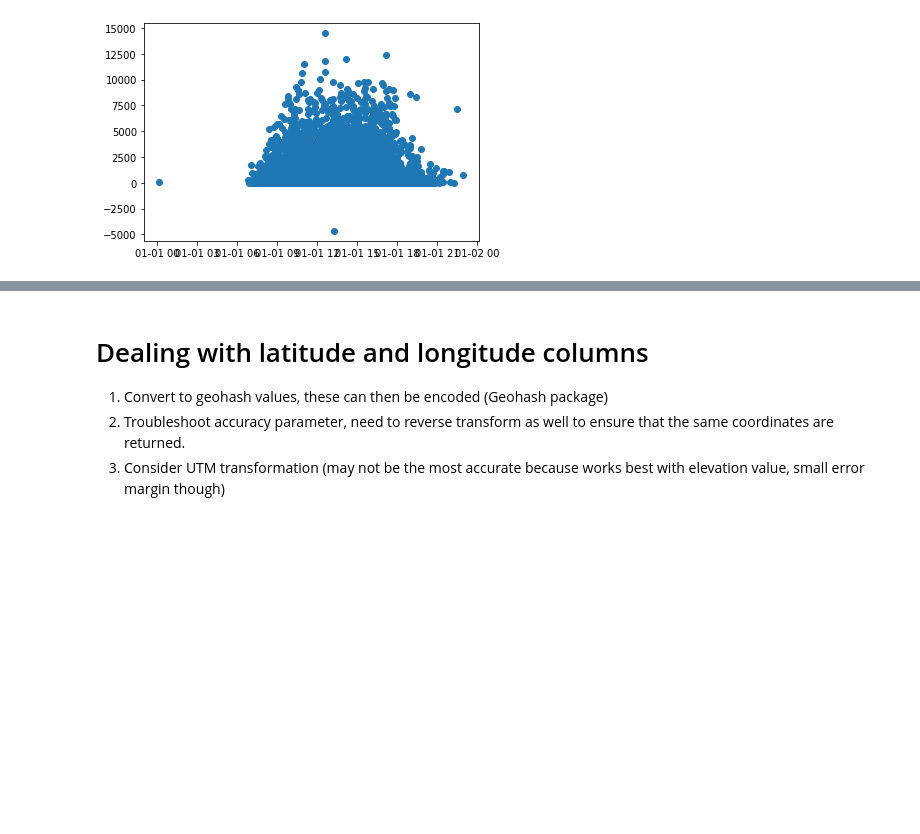
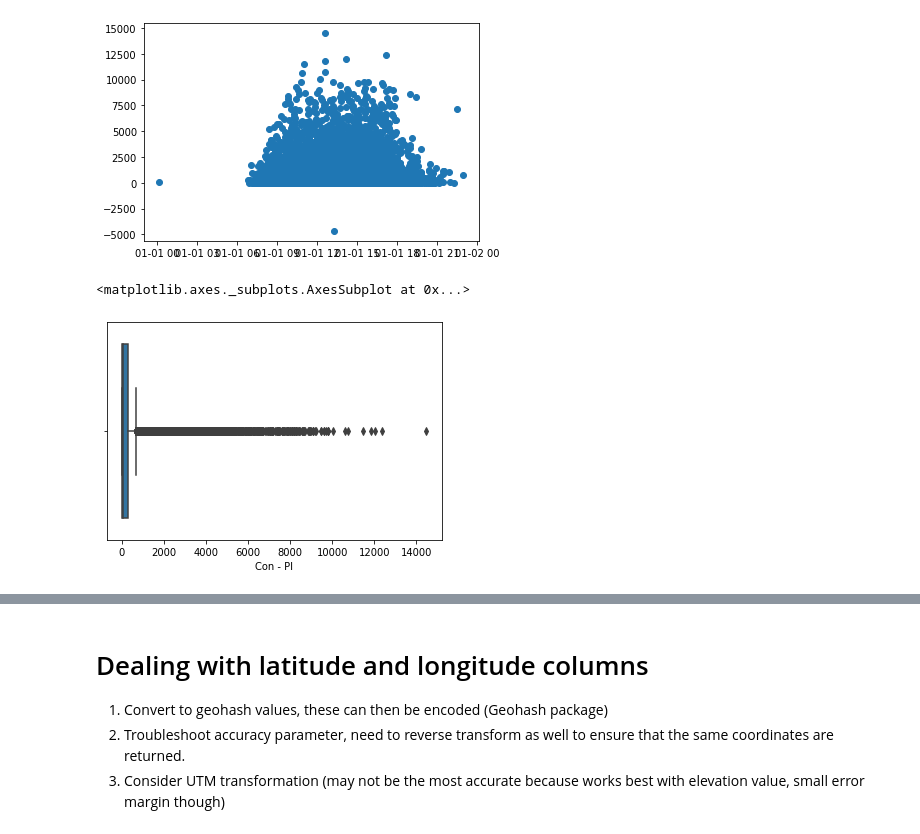
Before and after one commit to itumelengbohlale/regression_predict, a Jupyter notebook: data_preprocessing.ipynb, the cells around one changed output, grey strips where cells are left out. Drawn from its saved outputs; the diff is of its cells as text; code cells hidden in the pictures; blank space fills up the shorter version.

```diff
--- a/data_preprocessing.ipynb
+++ b/data_preprocessing.ipynb
@@ -188,3 +190,8 @@ matplotlib.pyplot.plot_date(dates, data_merge['Con - Pl'])
 # %% [output]
 [<matplotlib.lines.Line2D at 0x...>]
 [figure]
+# %%
+sns.boxplot(x=data_merge['Con - Pl'])
+# %% [output]
+<matplotlib.axes._subplots.AxesSubplot at 0x...>
+[figure, added]
```
Also changed, not shown: parts of 4 cells of this notebook.
